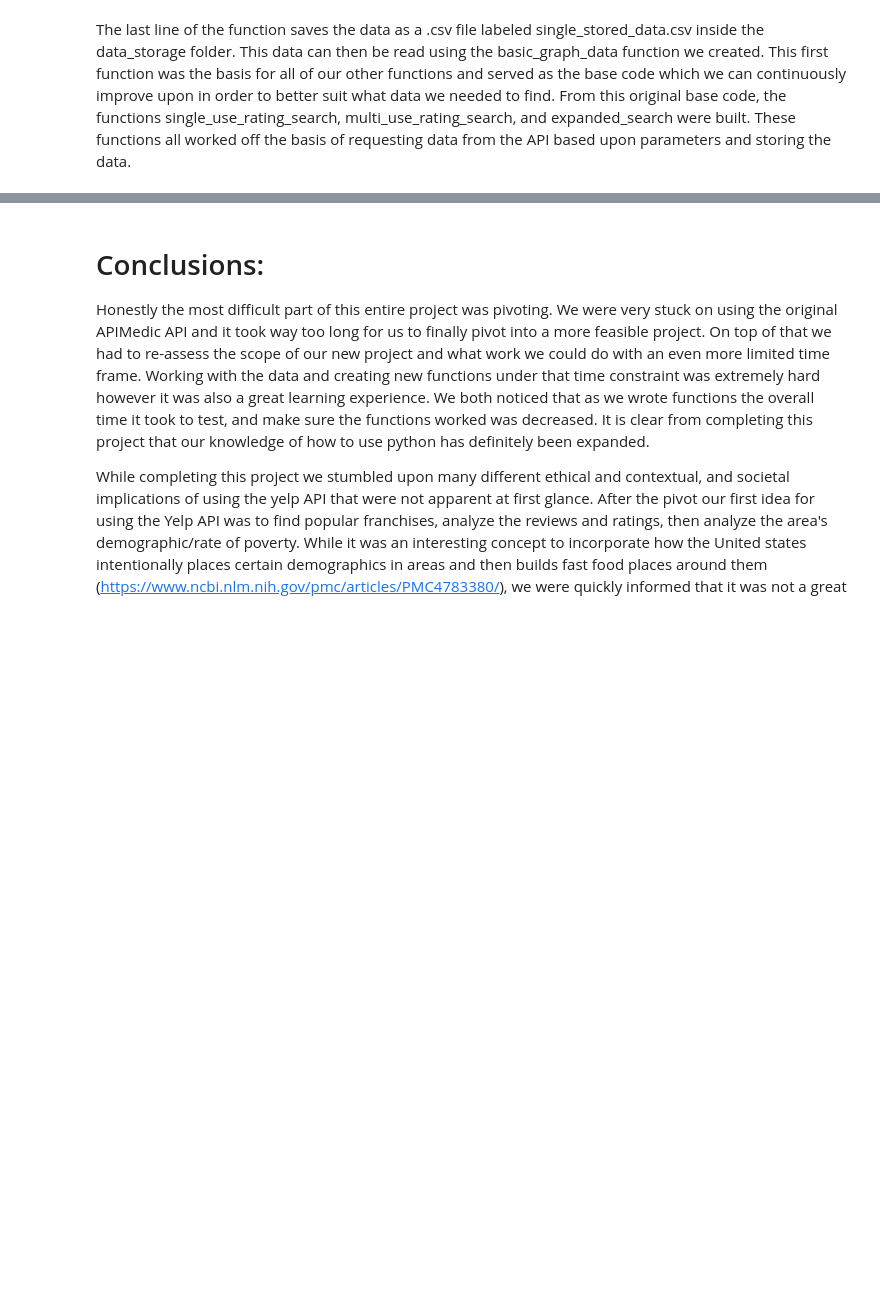
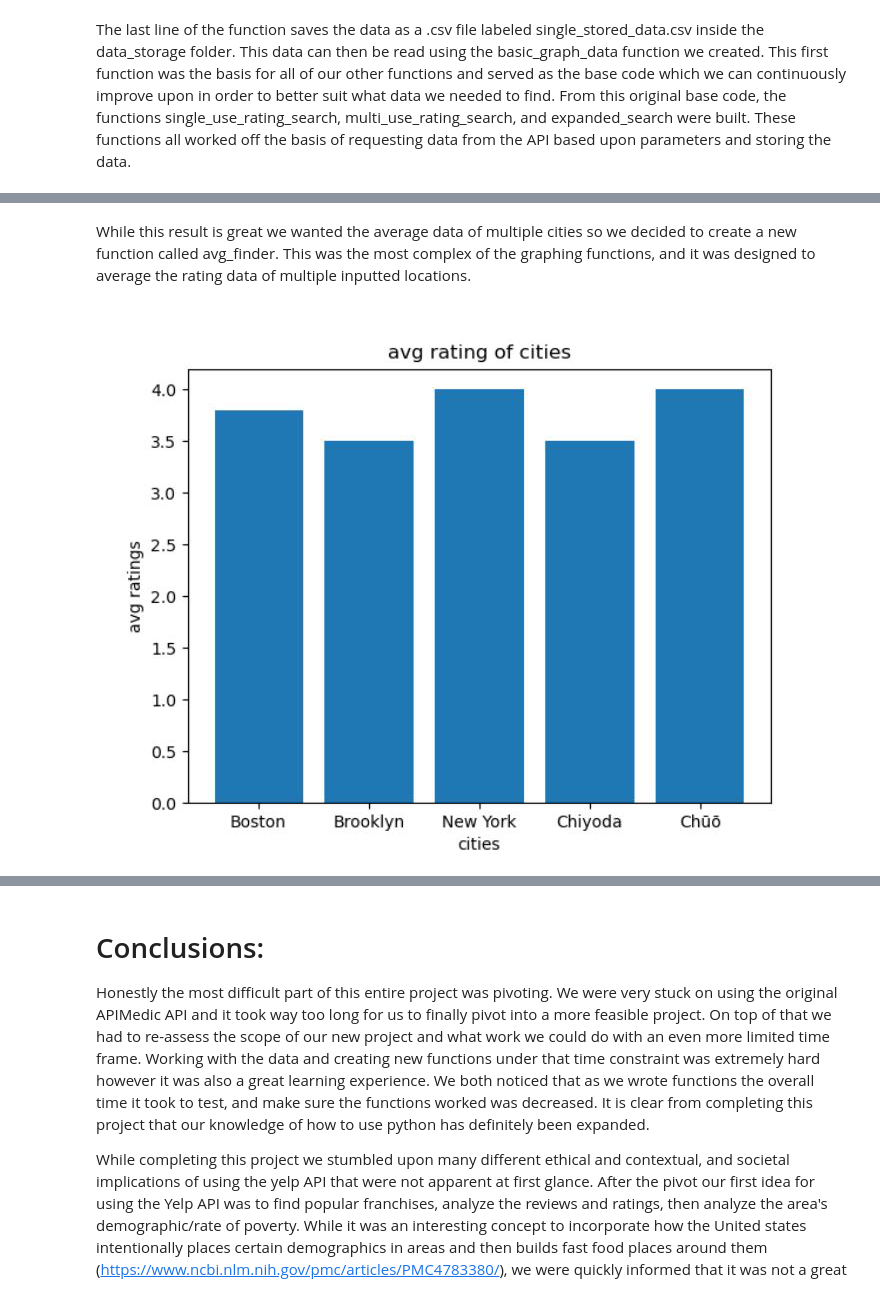
Before and after one commit to olincollege/Yelp-API-Project, a Jupyter notebook: comp_essay.ipynb, the cells around one changed output, grey strips where cells are left out. Drawn from its saved outputs; the diff is of its cells as text; code cells hidden in the pictures; blank space fills up the shorter version.

```diff
--- a/comp_essay.ipynb
+++ b/comp_essay.ipynb
@@ -60,0 +71,9 @@ avg_finder which was the most complex of the graphing functions takes in a csv d
+# %% [markdown]
+While this result is great we wanted the average data of multiple cities so we decided to create a new function called avg_finder. This was the most complex of the graphing functions, and it was designed to average the rating data of multiple inputted locations.
+# %%
+#run this to display graph
+from PIL import Image
+im = Image.open(r"visuals/avgdata.JPG")
+im.show()
+# %% [output]
+[figure, added]
```
Also changed, not shown: parts of 6 cells of this notebook.
